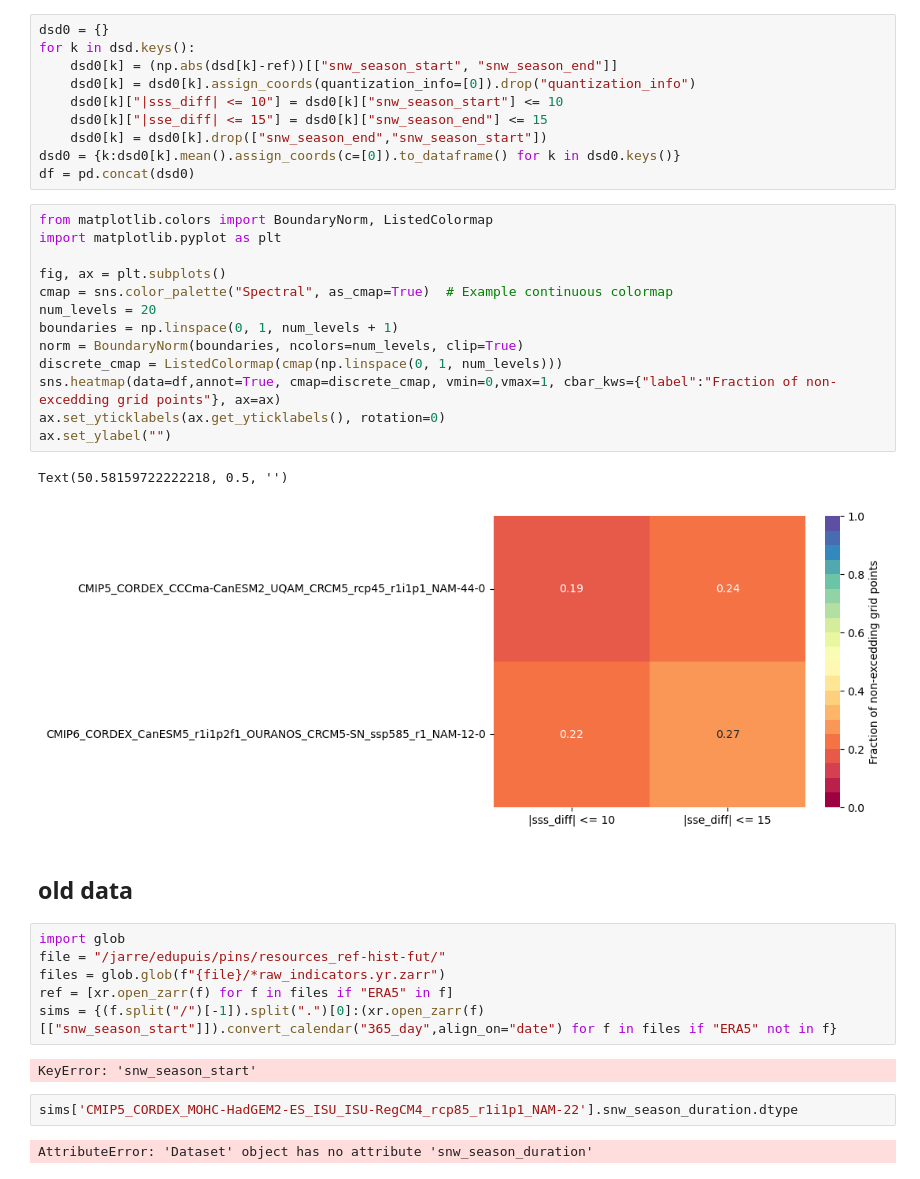
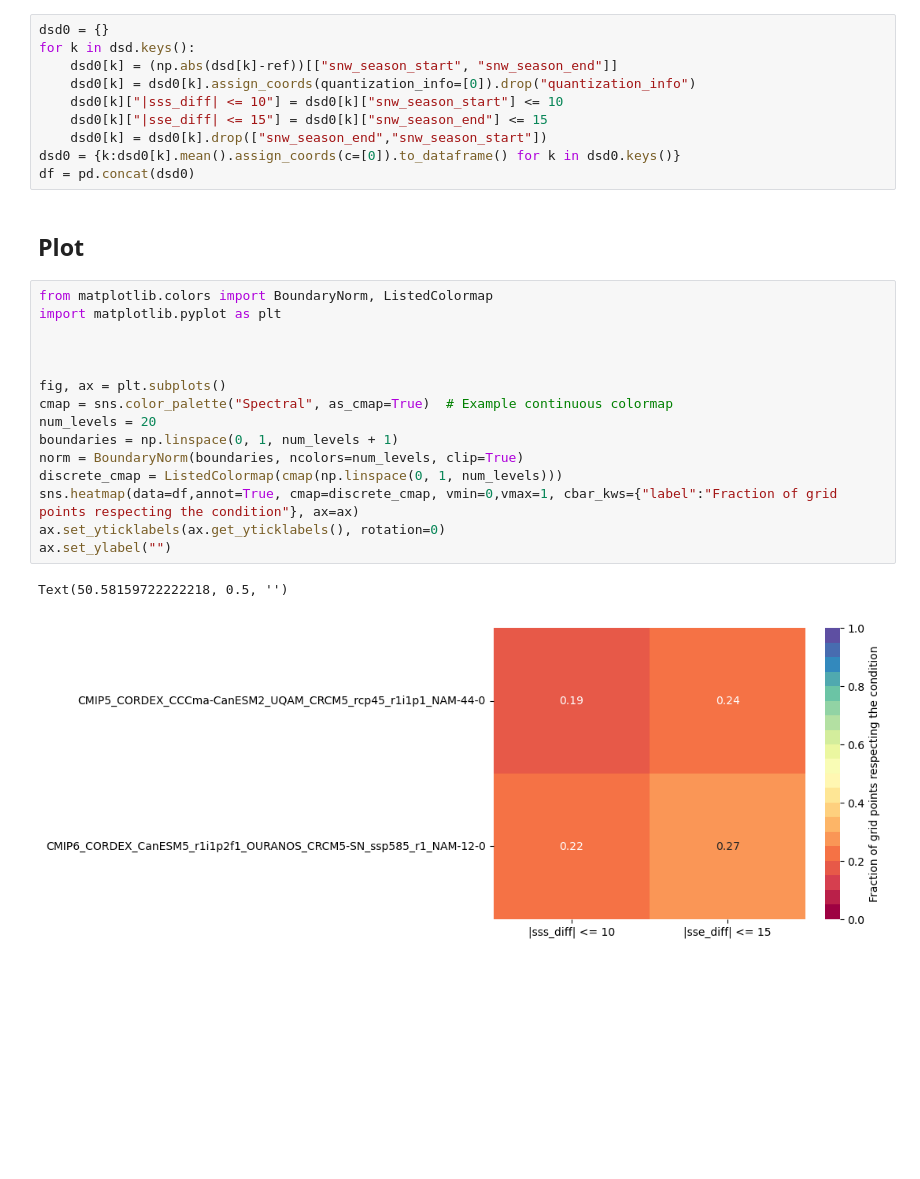
Before and after one commit to Ouranosinc/PINS, a Jupyter notebook: analysis.ipynb, the cells around one changed output. Drawn from its saved outputs; the diff is of its cells as text; blank space fills up the shorter version.

```diff
--- a/analysis.ipynb
+++ b/analysis.ipynb
@@ -61,33 +78,23 @@ for k in dsd.keys():
     dsd0[k] = dsd0[k].drop(["snw_season_end","snw_season_start"])
 dsd0 = {k:dsd0[k].mean().assign_coords(c=[0]).to_dataframe() for k in dsd0.keys()}
 df = pd.concat(dsd0)
+# %% [markdown]
+## Plot
 # %%
 from matplotlib.colors import BoundaryNorm, ListedColormap
 import matplotlib.pyplot as plt
+
+
 
 fig, ax = plt.subplots()
 cmap = sns.color_palette("Spectral", as_cmap=True)  # Example continuous colormap
 num_levels = 20
 boundaries = np.linspace(0, 1, num_levels + 1)
 norm = BoundaryNorm(boundaries, ncolors=num_levels, clip=True)
 discrete_cmap = ListedColormap(cmap(np.linspace(0, 1, num_levels)))
-sns.heatmap(data=df,annot=True, cmap=discrete_cmap, vmin=0,vmax=1, cbar_kws={"label":"Fraction of non-excedding grid points"}, ax=ax)
+sns.heatmap(data=df,annot=True, cmap=discrete_cmap, vmin=0,vmax=1, cbar_kws={"label":"Fraction of grid points respecting the condition"}, ax=ax)
 ax.set_yticklabels(ax.get_yticklabels(), rotation=0)
 ax.set_ylabel("")
 # %% [output]
 Text(50.58159722222218, 0.5, '')
-[figure, old version]
+[figure, new version]
-# %% [markdown]
-## old data
-# %%
-import glob
-file = "/jarre/edupuis/pins/resources_ref-hist-fut/"
-files = glob.glob(f"{file}/*raw_indicators.yr.zarr")
-ref = [xr.open_zarr(f) for f in files if "ERA5" in f]
-sims = {(f.split("/")[-1]).split(".")[0]:(xr.open_zarr(f)[["snw_season_start"]]).convert_calendar("365_day",align_on="date") for f in files if "ERA5" not in f}
-# %% [output]
-KeyError: 'snw_season_start'
-# %%
-sims['CMIP5_CORDEX_MOHC-HadGEM2-ES_ISU_ISU-RegCM4_rcp85_r1i1p1_NAM-22'].snw_season_duration.dtype
-# %% [output]
-AttributeError: 'Dataset' object has no attribute 'snw_season_duration'
```
Also changed, not shown: parts of 5 cells of this notebook, 4 other files.
